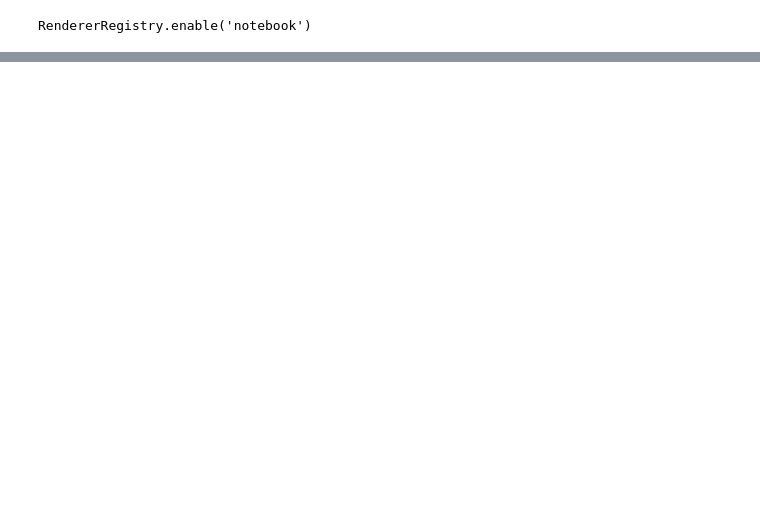
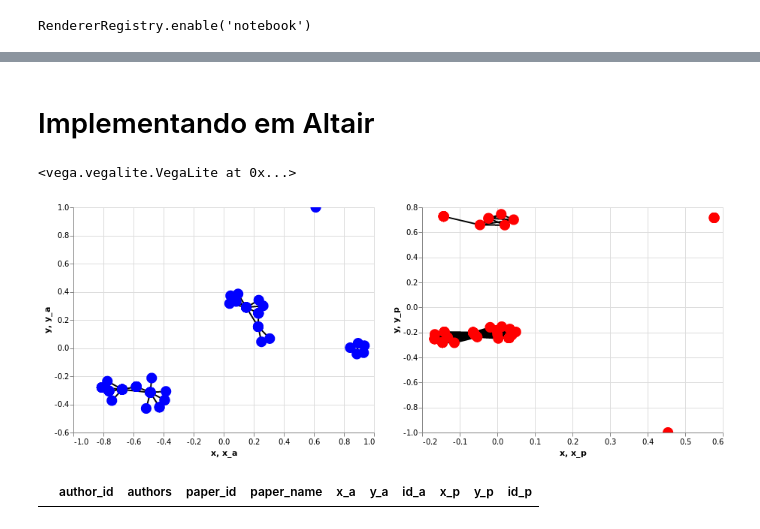
Before and after one commit to davibarreira/FDS-Homeworks, a Jupyter notebook: Criando_Redes.ipynb, the cells around one changed output, grey strips where cells are left out. Drawn from its saved outputs; the diff is of its cells as text; code cells hidden in the pictures; blank space fills up the shorter version.

Commit message:
Network funcionando, ajustando edge_papers

```diff
--- a/Criando_Redes.ipynb
+++ b/Criando_Redes.ipynb
@@ -122,3 +153,70 @@ df            = Flat_Dataframe(DATABASE)
 # %%
 G_authors, pos_authors = Create_Network(authors,edges_authors,'author1','author2','paper')
 G_papers, pos_papers   = Create_Network(papers,edges_papers,'paper1','paper2','author')
+# %% [markdown]
+# Implementando em Altair
+# %%
+# pd.DataFrame(index=range(G_authors.size()*2))
+def Grafos_Edges(G,pos):
+    pairs = []
+    for e1, e2 in G.edges:
+        pairs.append([e1,e2,str(e1)+','+str(e2)])
+    for e1, e2 in G.edges:
+        pairs.append([e2,e1,str(e1)+','+str(e2)])
+
+    pairs =  pd.DataFrame(pairs,columns=['id','id_','pair'])
+
+    return pd.merge(pos,pairs,on='id')
+# %%
+graf_egdes_authors = Grafos_Edges(G_authors,pos_authors)
+graf_egdes_papers  = Grafos_Edges(G_papers,pos_papers)
+# %%
+# def Grafos_Nodes(G)
+df = pd.merge(df,pos_authors,left_on='author_id',right_on='id',how='left')
+df = pd.merge(df,pos_papers,left_on='author_id',right_on='id',suffixes=('_a','_p'),how='left')
+# %%
+select = alt.selection_multi(fields=['authors'])
+
+chart_na = alt.Chart(df).mark_circle(size=200).encode(
+    x = 'x_a',
+    y = 'y_a',
+    fill = alt.condition(select,alt.value('blue'),alt.value('lightgray')),
+    opacity = alt.value(1),
+    tooltip = 'authors'
+).properties(selection=select)
+
+
+chart_np = alt.Chart(df).mark_circle(size=200).encode(
+    x = 'x_p',
+    y = 'y_p',
+    fill = alt.condition(select,alt.value('red'),alt.value('lightgray')),
+    opacity = alt.condition(select,alt.value(1),alt.value(0.8)),
+    tooltip = 'paper_name'
+)
+
+chart_ea = alt.Chart(graf_egdes_authors).mark_line().encode(
+    x = 'x',
+    y = 'y',
+    opacity = alt.value(1),
+    color   = alt.value('black'),
+    detail='pair'
+).interactive()
+
+chart_ep = alt.Chart(graf_egdes_papers).mark_line().encode(
+    x = 'x',
+    y = 'y',
+    opacity = alt.value(1),
+    color=alt.value('black'),
+    detail='pair'
+).interactive()
+
+chart = chart_ea + chart_na | chart_ep + chart_np
+
+chart
+# %% [output]
+<vega.vegalite.VegaLite at 0x...>
+[figure, added]
+# %%
+df[df['authors']=='TRSM Nogueira']
+# %% [output]
+|  | author_id | authors | paper_id | paper_name | x_a | y_a | id_a | x_p | y_p | id_p |
```
Also changed, not shown: parts of 5 cells of this notebook.
